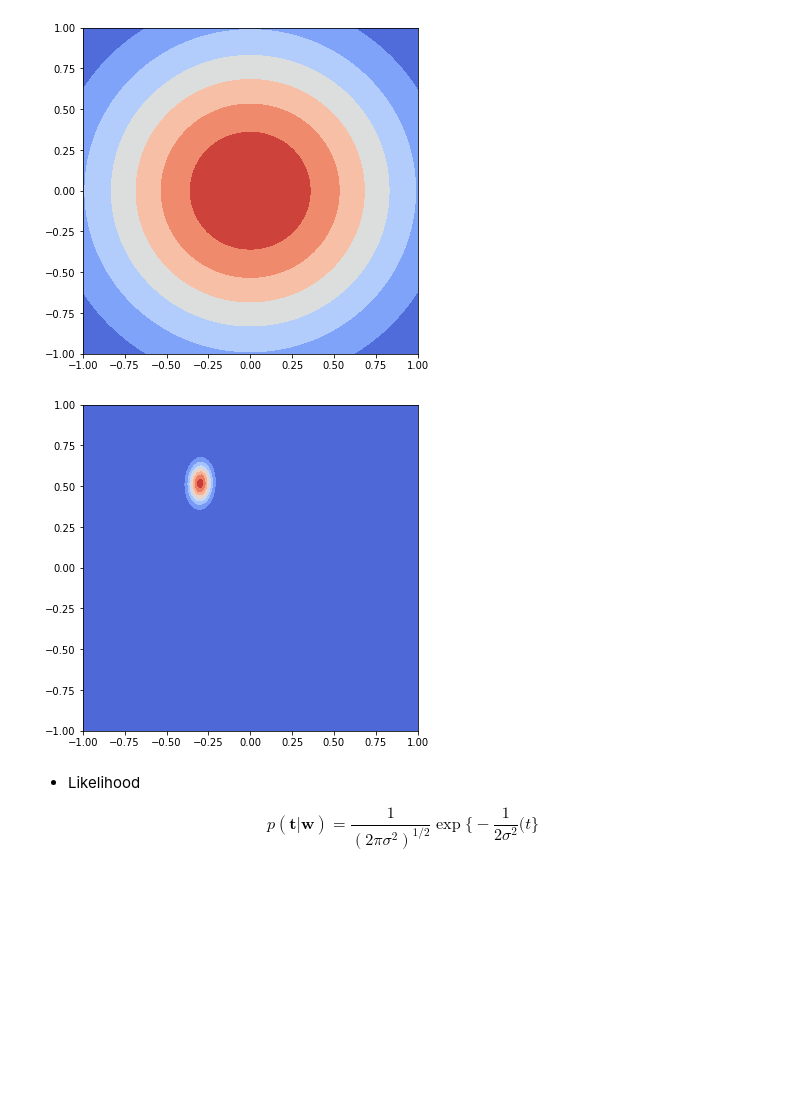
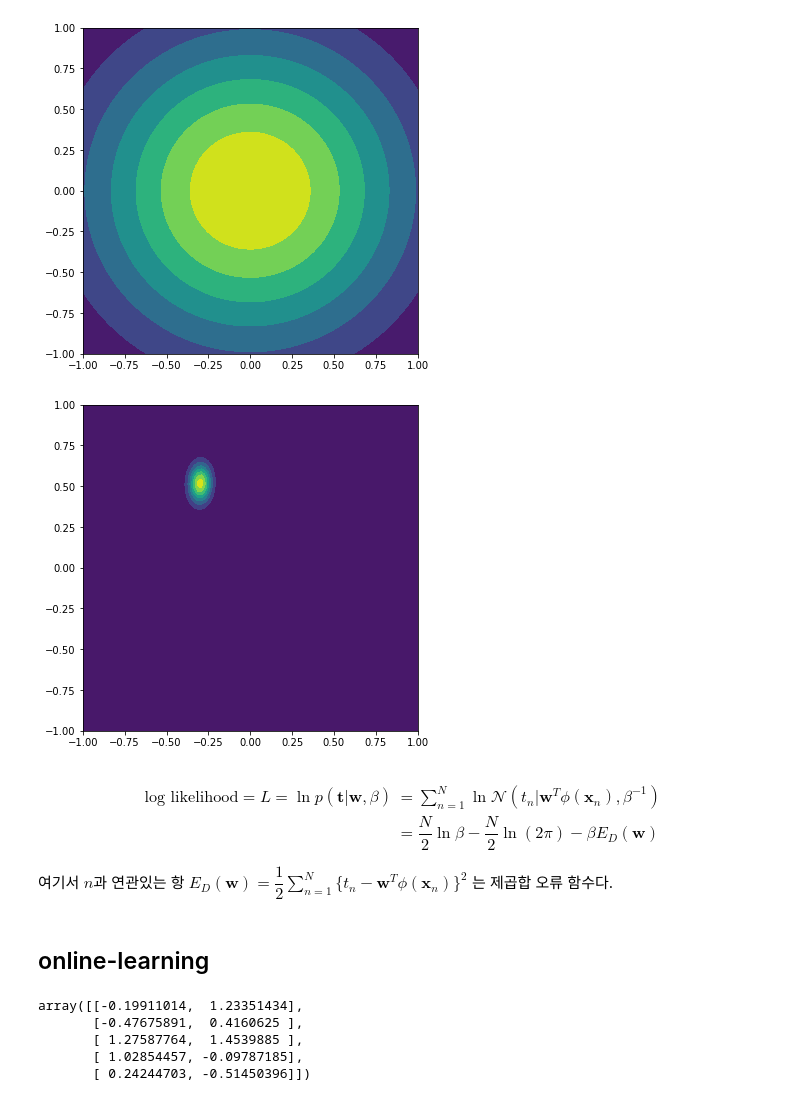
Before and after one commit to simonjisu/prml_study, a Jupyter notebook: notebooks/chapter-3/Linear Regression.ipynb, the cells around one changed output. Drawn from its saved outputs; the diff is of its cells as text; code cells hidden in the pictures; blank space fills up the shorter version.

```diff
--- a/notebooks/chapter-3/Linear Regression.ipynb
+++ b/notebooks/chapter-3/Linear Regression.ipynb
@@ -78,7 +215,8 @@ S_N^{-1} &= \alpha\mathbf{I}+\beta \Phi^T\Phi\end{aligned}$$
 # %%
 def Gaussian(x, mean, cov):
     """
-    x : last dimension must be number of variable demension (*batch, 1, D), D is dimension of random variable x
+    x : last dimension must be number of variable demension (*batch, 1, D),
+        D is dimension of random variable x
         For instance 1-D shape should be (N, 1, 1)
         support if `x.ndim == 1` automatically change to (batch, 1, 1)
     mean : D-dimension mean vector
@@ -100,19 +238,28 @@ def Gaussian(x, mean, cov):
     distance = np.squeeze((1/2)*np.matmul((x - mean).dot(np.linalg.inv(cov)), np.transpose((x - mean), axes=trans_axes)))
     return (2*np.pi)**(-D/2)*np.linalg.det(cov)**(-1/2)*np.exp(-distance)
 # %%
-sigma = 0.2
+# Give a simple Prior N(np.zeros(2), alpha*np.eye(2))
+
 alpha = 2.0
 beta = 1/sigma**2
 
+mean_prior = np.zeros(2)
+cov_prior = alpha**(-1) * np.eye(2)
+
+def get_phi(x):
+    N = x.shape[0]
+    phi = np.c_[ np.ones(N), x ] # (N, 2)
+    return phi
+
 def Posterior_mu(x, cov, t, alpha, beta):
     # Phi
-    V = np.vander(x, N=2, increasing=True)
-    return beta*cov.dot(V.T).dot(t)
+    phi = get_phi(x)
+    return beta*cov.dot(phi.T).dot(t)
 
 def Posterior_cov(x, alpha, beta):
     # Phi
-    V = np.vander(x, N=2, increasing=True)
-    covinv = alpha*np.eye(2) + beta*V.T.dot(V)
+    phi = get_phi(x)
+    covinv = alpha*np.eye(phi.shape[1]) + beta*phi.T.dot(phi)
     return np.linalg.inv(covinv)
 # %%
 from matplotlib import cm
@@ -120,12 +267,12 @@ from matplotlib import cm
 # Prior
 ws = np.linspace(-1, 1, 100)
 wx, wy = np.meshgrid(ws, ws)
-X = np.dstack([wx, wy])[:, :, np.newaxis]
-prior_g = Gaussian(X, mean=np.zeros(2), cov=alpha**(-1)*np.eye(2))
+W = np.dstack([wx, wy])[:, :, np.newaxis]
+prior_g = Gaussian(W, mean=mean_prior, cov=cov_prior)
 # %%
 fig, ax = plt.subplots(1, 1, figsize=(6, 6))
-cset = ax.contourf(wx, wy, prior_g, cmap=cm.coolwarm)
+cset = ax.contourf(wx, wy, prior_g)
 plt.show()
 # %% [output]
-[figure, old version]
+[figure, new version]
 # %%
@@ -136,10 +283,15 @@ posterior_g = Gaussian(np.dstack([wx, wy])[:, :, np.newaxis],
 # %%
 fig, ax = plt.subplots(1, 1, figsize=(6, 6))
-cset = ax.contourf(wx, wy, posterior_g, cmap=cm.coolwarm)
+cset = ax.contourf(wx, wy, posterior_g)
 plt.show()
 # %% [output]
-[figure, old version]
+[figure, new version]
-# %% [markdown]
-* Likelihood
-
-$$p(\mathbf{t} \vert \mathbf{w}) = \dfrac{1}{(2\pi\sigma^2)^{1/2}}\exp \Big\{ -\dfrac{1}{2\sigma^2}(t \Big\}$$
+# %% [markdown]
+$$\begin{aligned}
+\text{log likelihood} = L = \ln p(\mathbf{t} \vert \mathbf{w}, \beta) &= \sum_{n=1}^{N} \ln \mathcal{N}(t_n \vert \mathbf{w}^T\phi(\mathbf{x}_n), \beta^{-1}) \\
+&= \dfrac{N}{2} \ln \beta - \dfrac{N}{2} \ln (2\pi) - \beta E_D(\mathbf{w})
+\end{aligned}$$
+
+여기서 $n$과 연관있는 항 $E_D(\mathbf{w}) = \dfrac{1}{2} \sum_{n=1}^N \{ t_n - \mathbf{w}^T \phi(\mathbf{x}_n)\}^2$ 는 제곱합 오류 함수다.
+# %% [markdown]
+## online-learning
@@ -145,0 +303,8 @@ $$p(\mathbf{t} \vert \mathbf{w}) = \dfrac{1}{(2\pi\sigma^2)^{1/2}}\exp \Big\{ -\
+# %%
+w_sample = np.random.multivariate_normal(mean_prior, cov_prior, size=5)
+# %% [output]
+array([[-0.19911014,  1.23351434],
+       [-0.47675891,  0.4160625 ],
+       [ 1.27587764,  1.4539885 ],
+       [ 1.02854457, -0.09787185],
+       [ 0.24244703, -0.51450396]])
```
Also changed, not shown: parts of 23 cells of this notebook.
